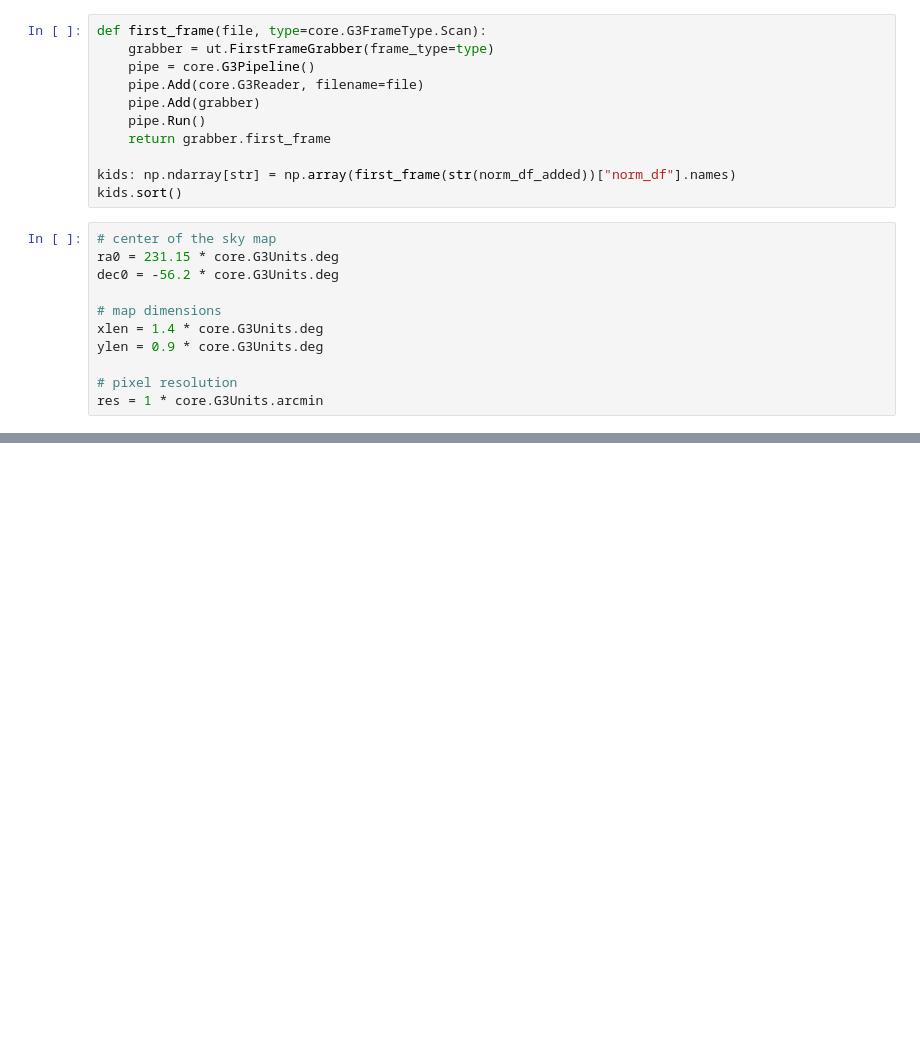
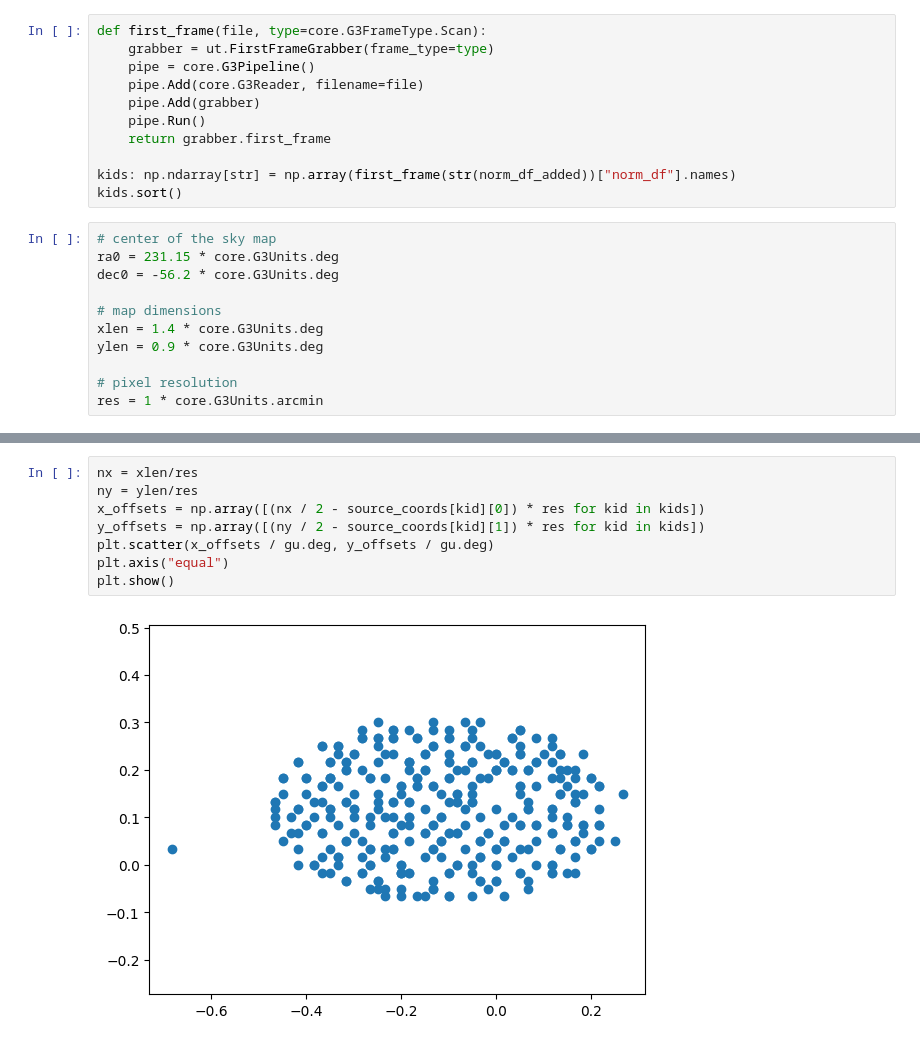
Before and after one commit to jonahjlee/blasttng-to-g3, a Jupyter notebook: notebooks/map_making.ipynb, the cells around one changed output, grey strips where cells are left out. Cells and saved outputs as stored; diff of their text form; blank space fills up the shorter version.

```diff
--- a/notebooks/map_making.ipynb
+++ b/notebooks/map_making.ipynb
@@ -114,0 +116,10 @@ for kid, binner in zip(kids, binners):
+# %%
+nx = xlen/res
+ny = ylen/res
+x_offsets = np.array([(nx / 2 - source_coords[kid][0]) * res for kid in kids])
+y_offsets = np.array([(ny / 2 - source_coords[kid][1]) * res for kid in kids])
+plt.scatter(x_offsets / gu.deg, y_offsets / gu.deg)
+plt.axis("equal")
+plt.show()
+# %% [output]
+[figure, added]
```
Also changed, not shown: parts of 18 cells of this notebook, 3 other files.
